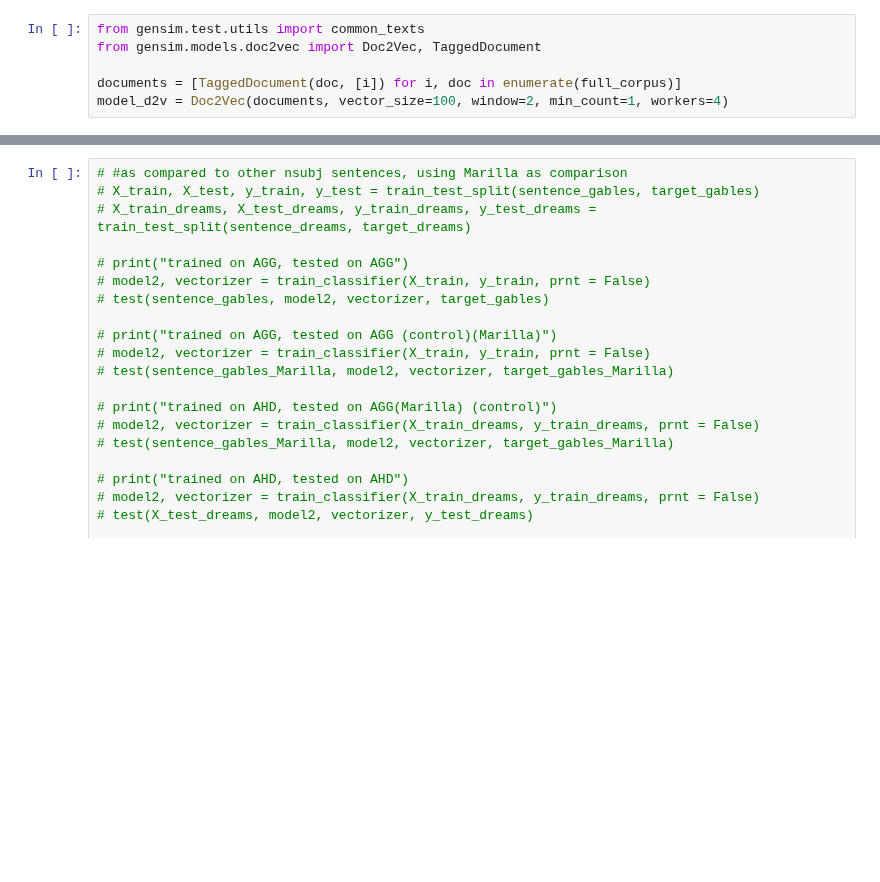
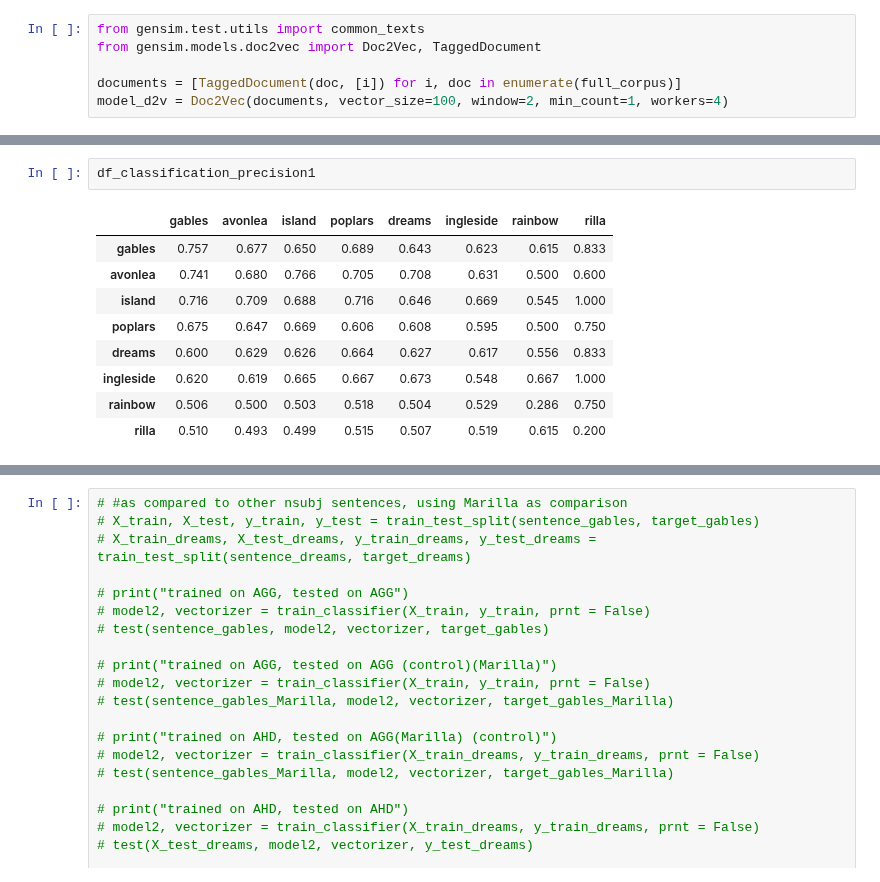
Before and after one commit to nicolenair/Capstone, a Jupyter notebook: Capstone_Classification_Experiment.ipynb, the cells around one changed output, grey strips where cells are left out. Drawn from its saved outputs; the diff is of its cells as text; blank space fills up the shorter version.

```diff
--- a/Capstone_Classification_Experiment.ipynb
+++ b/Capstone_Classification_Experiment.ipynb
@@ -345,0 +403,12 @@ len(gables)
+# %%
+df_classification_precision1
+# %% [output]
+|  | gables | avonlea | island | poplars | dreams | ingleside | rainbow | rilla |
+| gables | 0.757 | 0.677 | 0.650 | 0.689 | 0.643 | 0.623 | 0.615 | 0.833 |
+| avonlea | 0.741 | 0.680 | 0.766 | 0.705 | 0.708 | 0.631 | 0.500 | 0.600 |
+| island | 0.716 | 0.709 | 0.688 | 0.716 | 0.646 | 0.669 | 0.545 | 1.000 |
+| poplars | 0.675 | 0.647 | 0.669 | 0.606 | 0.608 | 0.595 | 0.500 | 0.750 |
+| dreams | 0.600 | 0.629 | 0.626 | 0.664 | 0.627 | 0.617 | 0.556 | 0.833 |
+| ingleside | 0.620 | 0.619 | 0.665 | 0.667 | 0.673 | 0.548 | 0.667 | 1.000 |
+| rainbow | 0.506 | 0.500 | 0.503 | 0.518 | 0.504 | 0.529 | 0.286 | 0.750 |
+| rilla | 0.510 | 0.493 | 0.499 | 0.515 | 0.507 | 0.519 | 0.615 | 0.200 |
```
Also changed, not shown: parts of 17 cells of this notebook.
